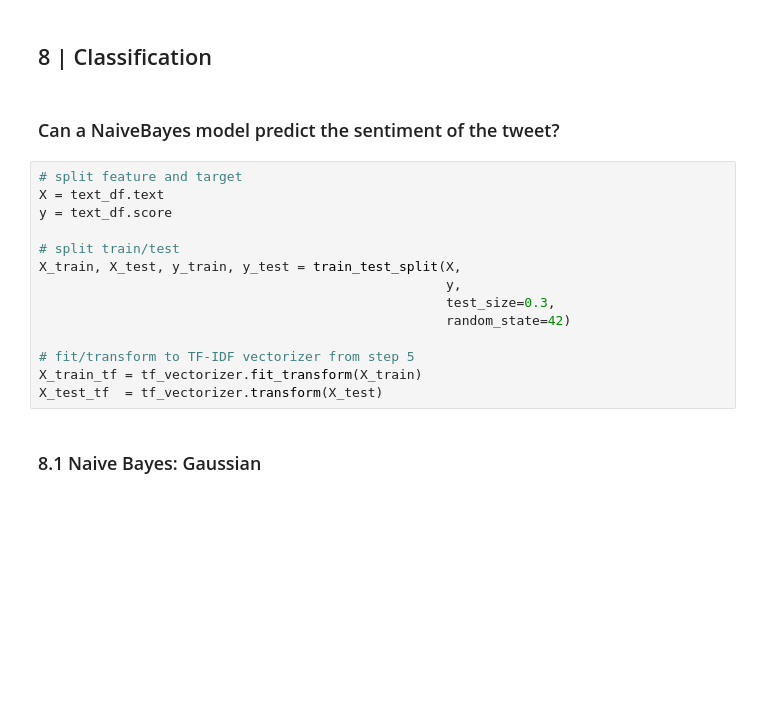
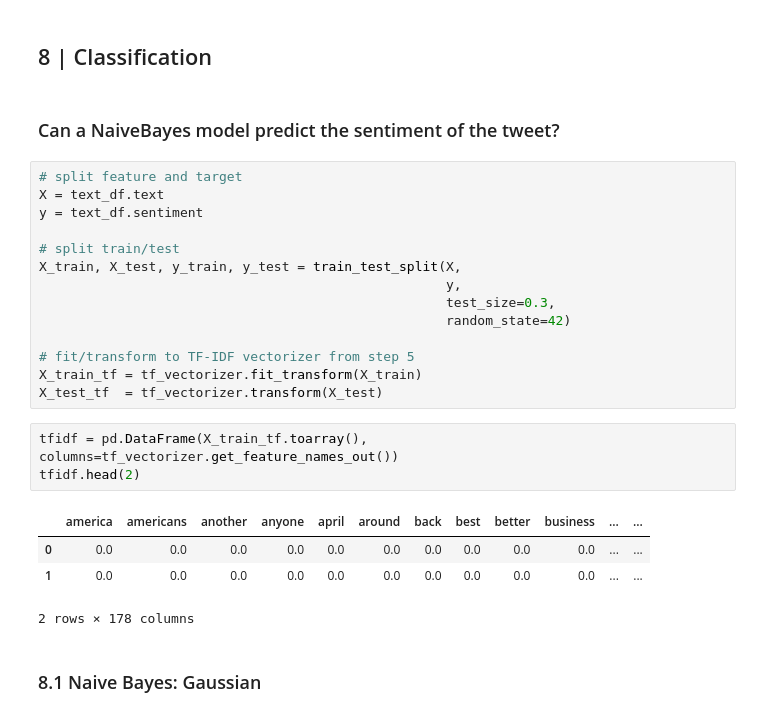
Before and after one commit to slp22/nlp-project, a Jupyter notebook: nlp-coronavirus-tweets-model.ipynb, the cells around one changed output. Cells and saved outputs as stored; diff of their text form; blank space fills up the shorter version.

Commit message:
add naivebayes model

```diff
--- a/nlp-coronavirus-tweets-model.ipynb
+++ b/nlp-coronavirus-tweets-model.ipynb
@@ -365,22 +382,30 @@ text_df.head(5)
 [back to top](#top)
 # %% [markdown]
 ## 8 | Classification<a id='8'></a>
-# %% [markdown]
-### Can a NaiveBayes model predict the sentiment of the tweet?
-# %%
-# split feature and target
-X = text_df.text
-y = text_df.score
-
-# split train/test
-X_train, X_test, y_train, y_test = train_test_split(X,
-                                                    y,
-                                                    test_size=0.3,
-                                                    random_state=42)
-
-# fit/transform to TF-IDF vectorizer from step 5
-X_train_tf = tf_vectorizer.fit_transform(X_train)
-X_test_tf  = tf_vectorizer.transform(X_test)
+# %% [markdown]
+### Can a NaiveBayes model predict the sentiment of the tweet?
+# %%
+# split feature and target
+X = text_df.text
+y = text_df.sentiment
+
+# split train/test
+X_train, X_test, y_train, y_test = train_test_split(X,
+                                                    y,
+                                                    test_size=0.3,
+                                                    random_state=42)
+
+# fit/transform to TF-IDF vectorizer from step 5
+X_train_tf = tf_vectorizer.fit_transform(X_train)
+X_test_tf  = tf_vectorizer.transform(X_test)
+# %%
+tfidf = pd.DataFrame(X_train_tf.toarray(), columns=tf_vectorizer.get_feature_names_out())
+tfidf.head(2)
+# %% [output]
+|  | america | americans | another | anyone | april | around | back | best | better | business | ... | ... |
+| 0 | 0.0 | 0.0 | 0.0 | 0.0 | 0.0 | 0.0 | 0.0 | 0.0 | 0.0 | 0.0 | ... | ... |
+| 1 | 0.0 | 0.0 | 0.0 | 0.0 | 0.0 | 0.0 | 0.0 | 0.0 | 0.0 | 0.0 | ... | ... |
+2 rows × 178 columns
 # %% [markdown]
 ### 8.1 Naive Bayes: Gaussian<a id='81'></a>
 # %%
```
Also changed, not shown: parts of 30 cells of this notebook.
